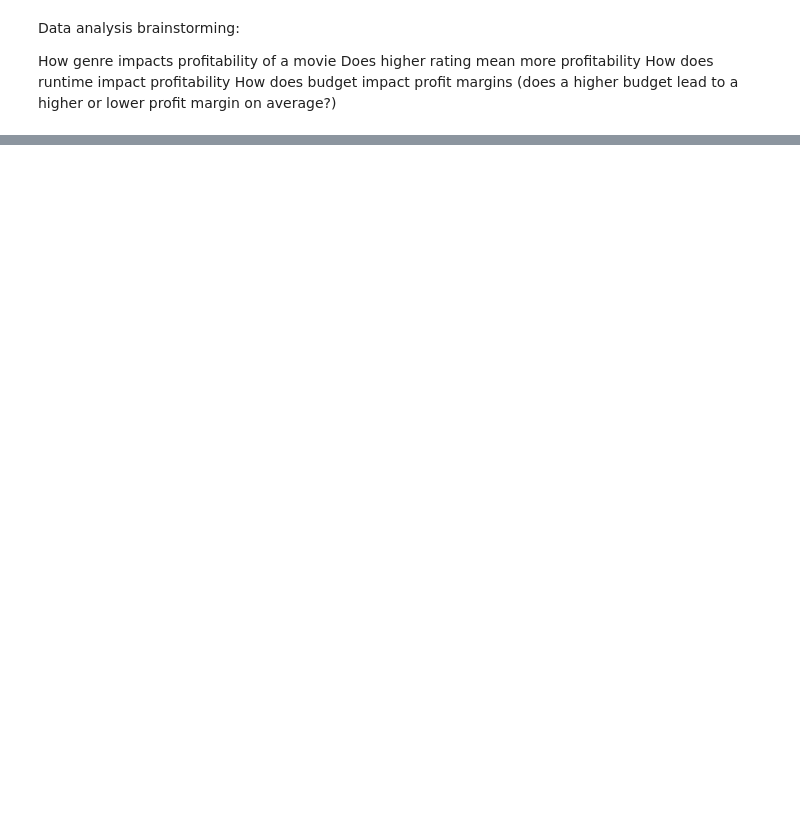
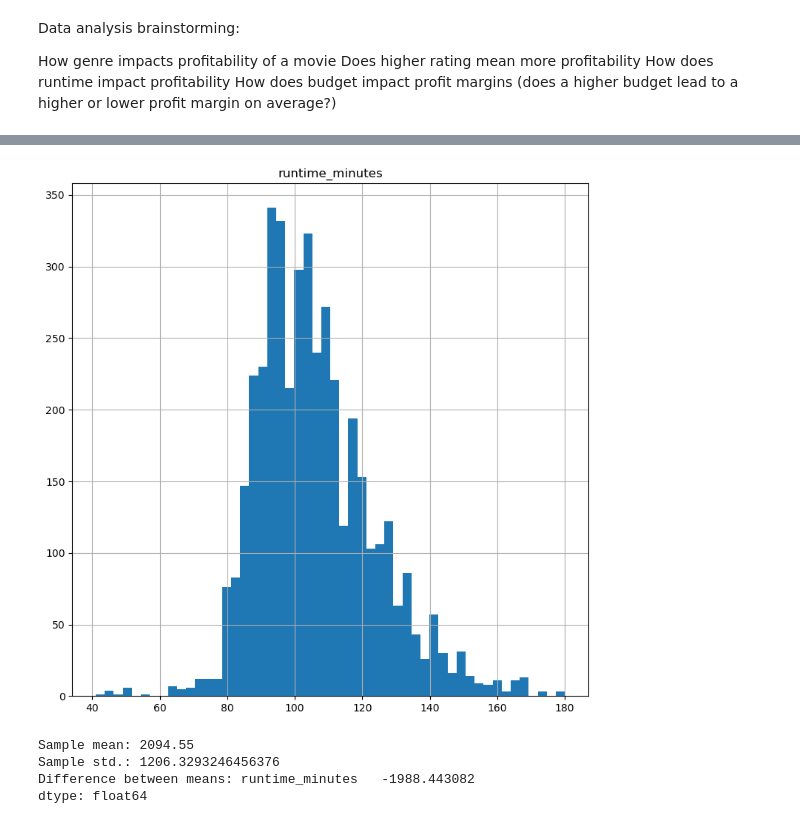
Before and after one commit to abwilliamss/AIAcademy-capstone, a Jupyter notebook: AI Academy - Capstone Project - Rhea.ipynb, the cells around one changed output, grey strips where cells are left out. Cells and saved outputs as stored; diff of their text form; code cells hidden in the pictures; blank space fills up the shorter version.

```diff
--- a/AI Academy - Capstone Project - Rhea.ipynb
+++ b/AI Academy - Capstone Project - Rhea.ipynb
@@ -116,0 +250,3 @@ How does budget impact profit margins (does a higher budget lead to a higher or
+# %%
+runtime = pd.DataFrame(final, columns=['runtime_minutes'])
+print(runtime.describe()) #runtime statistics across all genres
@@ -116,0 +279,28 @@ How does budget impact profit margins (does a higher budget lead to a higher or
+# %%
+pd.DataFrame(runtime).hist(bins='auto',figsize=(9,9));
+# %% [output]
+[figure, added]
+# %%
+np.random.seed(15)
+
+# Take random sample of size 500
+sample_size = 500
+sample = np.random.choice(a= runtime.shape[0],
+                               size=500)
+
+# Calculate sample mean and standard deviation
+sample_mean = sample.mean()
+sample_std = sample.std()
+
+print ("Sample mean:", sample_mean)
+print ("Sample std.:", sample_std)
+
+print ("Difference between means:", runtime.mean() - sample_mean)
+
+# Sample mean: 43.49 Sample std.: 12.98529552994463
+# Difference between means: -0.5046680000000023
+# %% [output]
+Sample mean: 2094.55
+Sample std.: 1206.3293246456376
+Difference between means: runtime_minutes   -1988.443082
+dtype: float64
```
Also changed, not shown: parts of 21 cells of this notebook.
